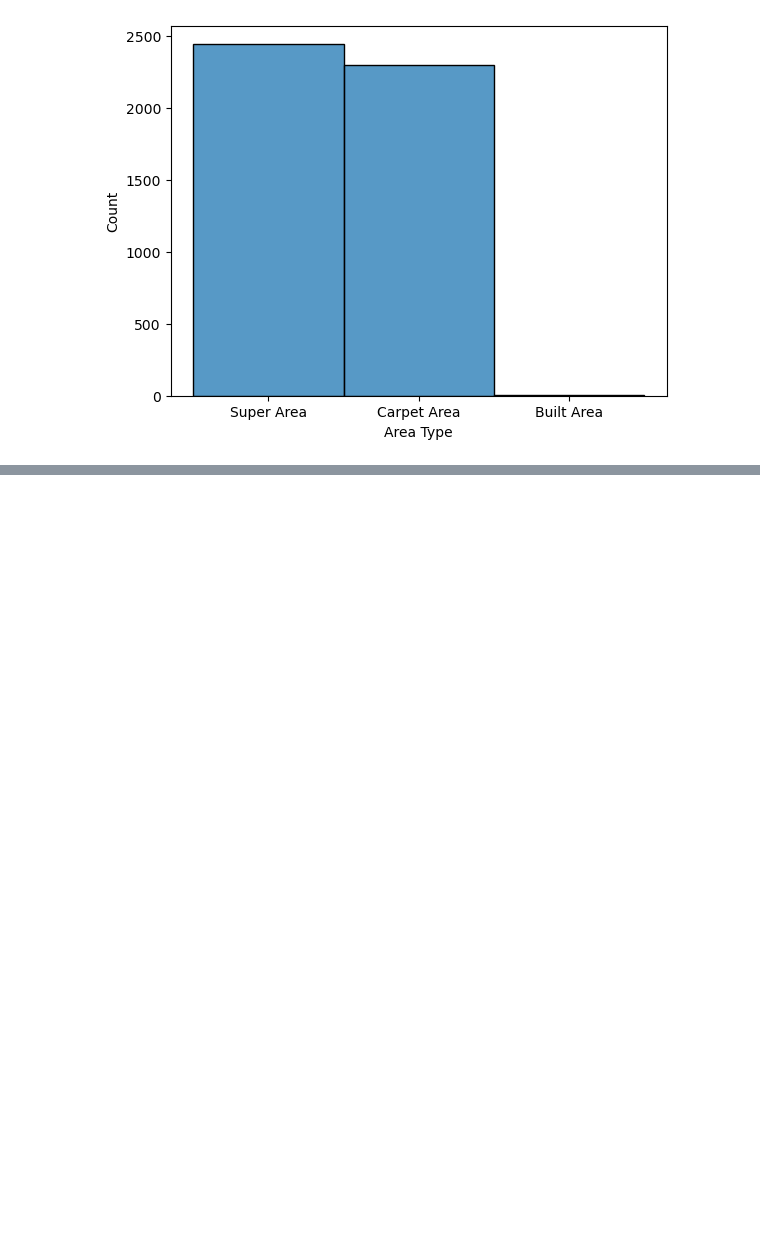
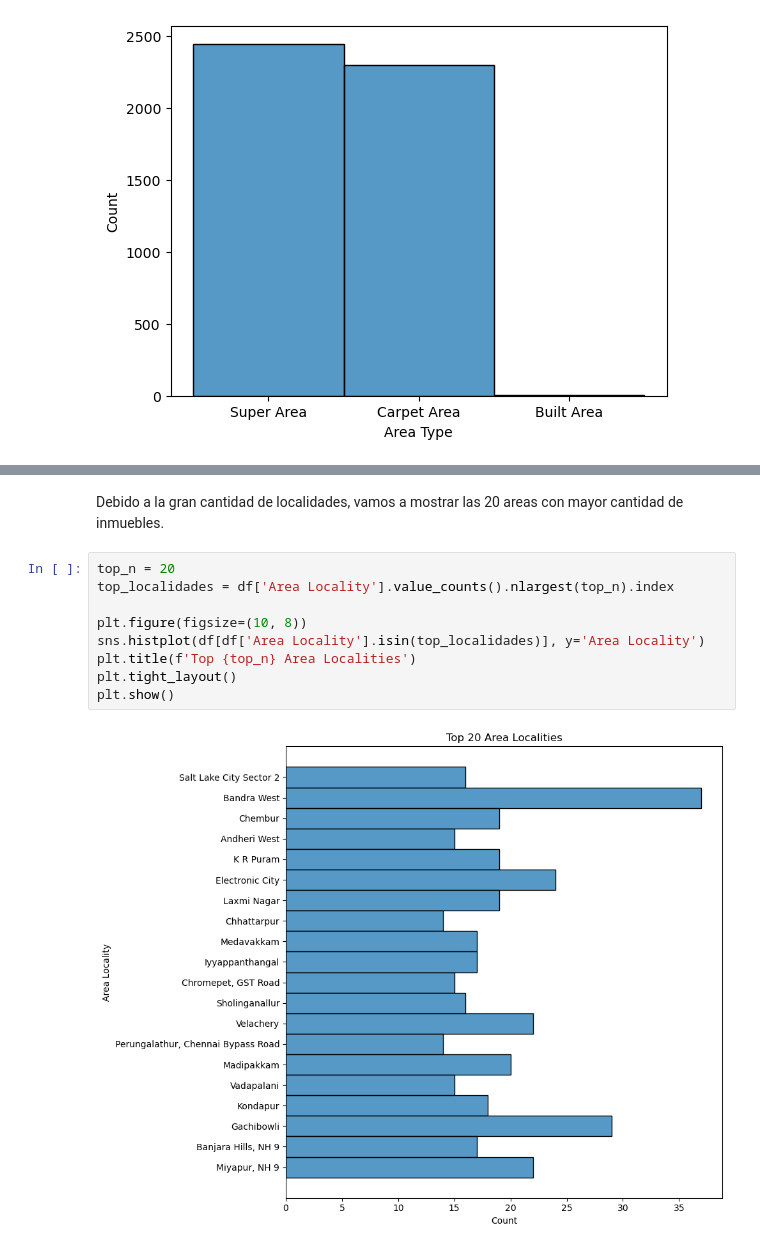
Before and after one commit to jbernalg/Learning_Data, a Jupyter notebook: Course_ML2/Semana_08/JeinffersonBernal_reto7_ML2.ipynb, the cells around one changed output, grey strips where cells are left out. Saved outputs shown, nothing was run; the diff lists cells and outputs as text; blank space fills up the shorter version.

```diff
--- a/Course_ML2/Semana_08/JeinffersonBernal_reto7_ML2.ipynb
+++ b/Course_ML2/Semana_08/JeinffersonBernal_reto7_ML2.ipynb
@@ -186,0 +209,13 @@ sns.histplot(df, x='Area Type');
+# %% [markdown]
+Debido a la gran cantidad de localidades, vamos a mostrar las 20 areas con mayor cantidad de inmuebles.
+# %%
+top_n = 20
+top_localidades = df['Area Locality'].value_counts().nlargest(top_n).index
+
+plt.figure(figsize=(10, 8))
+sns.histplot(df[df['Area Locality'].isin(top_localidades)], y='Area Locality')
+plt.title(f'Top {top_n} Area Localities')
+plt.tight_layout()
+plt.show()
+# %% [output]
+[figure, added]
```
Also changed, not shown: parts of 9 cells of this notebook.
